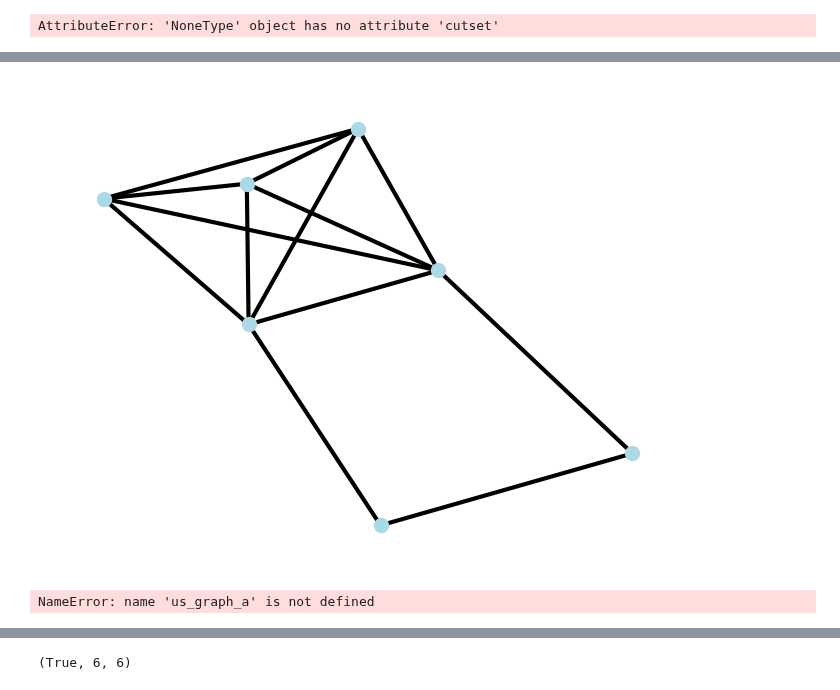
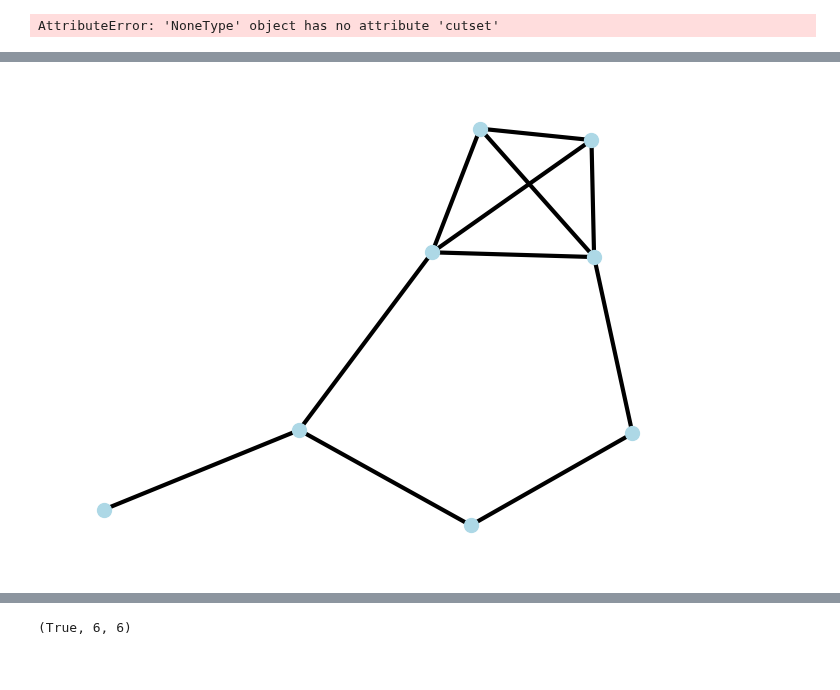
Before and after one commit to vonals/code, a Jupyter notebook: graphx-1.ipynb, the cells around one changed output, grey strips where cells are left out. Drawn from its saved outputs; the diff is of its cells as text; code cells hidden in the pictures.

```diff
--- a/graphx-1.ipynb
+++ b/graphx-1.ipynb
@@ -397 +273,6 @@ def is_hole(G):
     return False
+# %%
+G=nx.Graph()
+nx.add_cycle(G,[1,2,3,4])
+G.add_edge(4,5)
+is_hole(G)
@@ -672,14 +602,11 @@ show_graph(G)
 # %%
-# Build Test graph
+# Build Test graph on us graph
 # complete graph with a simplicial hole
-G=nx.complete_graph(5)
-nx.add_cycle(G,[3,4,5,6])
+G=nx.complete_graph(4)
+nx.add_cycle(G,[2,3,4,5,6])
+G.add_edge(6,7)
 show_graph(G)
 # %% [output]
-[figure, old version]
+[figure, new version]
 # %%
 stat,head=us_graph_tree(G)
-# %%
-us_graph_a(head)
-# %% [output]
-NameError: name 'us_graph_a' is not defined
```
Also changed, not shown: parts of 77 cells of this notebook, 6 other files.
